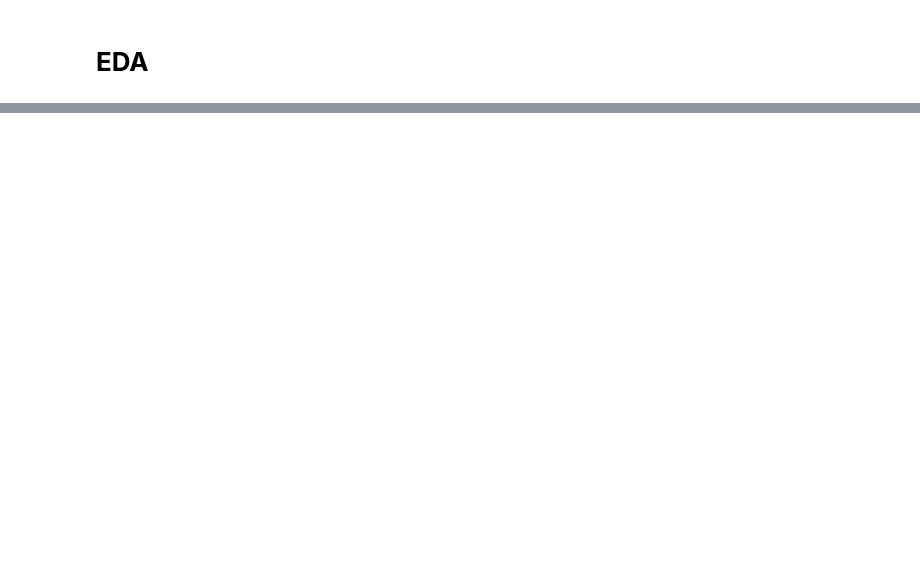
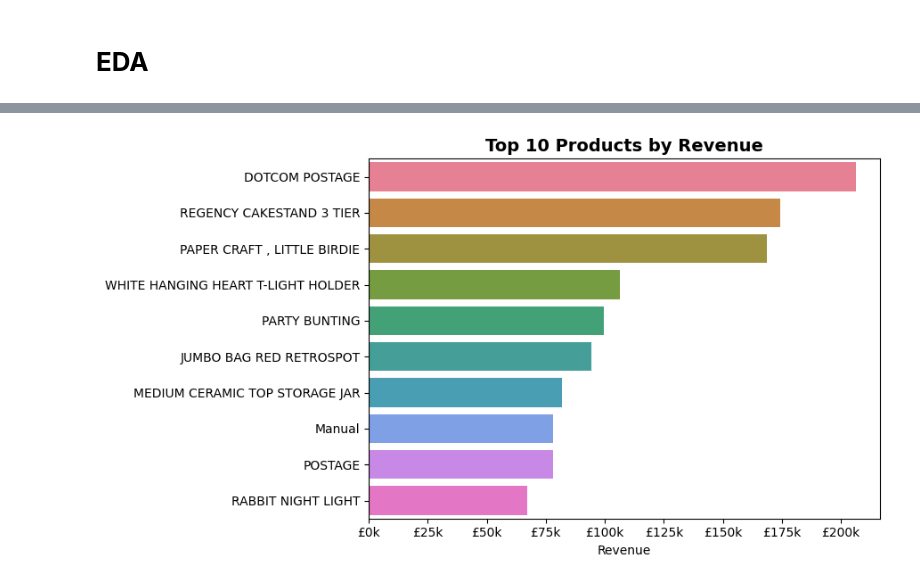
Before and after one commit to umiSirya/FUTURE_DS_01, a Jupyter notebook: sales_performance.ipynb, the cells around one changed output, grey strips where cells are left out. Drawn from its saved outputs; the diff is of its cells as text; code cells hidden in the pictures; blank space fills up the shorter version.

```diff
--- a/sales_performance.ipynb
+++ b/sales_performance.ipynb
@@ -108,0 +214,18 @@ IntCastingNaNError: Cannot convert non-finite values (NA or inf) to integer
+# %%
+# Top 10 products by revenue
+
+top_products = (dp.groupby("Description")["Revenue"].sum()
+                  .nlargest(10).reset_index())
+
+fig, ax = plt.subplots(figsize=(9, 5))
+sns.barplot(data=top_products, y="Description", x="Revenue",
+            hue="Description", palette=PALETTE, legend=False, ax=ax)
+ax.xaxis.set_major_formatter(mticker.FuncFormatter(
+    lambda x, _: f"£{x/1e3:.0f}k"))
+ax.set_title("Top 10 Products by Revenue", fontsize=14, fontweight="bold")
+ax.set_xlabel("Revenue")
+ax.set_ylabel("")
+plt.tight_layout()
+plt.show()
+# %% [output]
+[figure, added]
```
Also changed, not shown: parts of 26 cells of this notebook.
